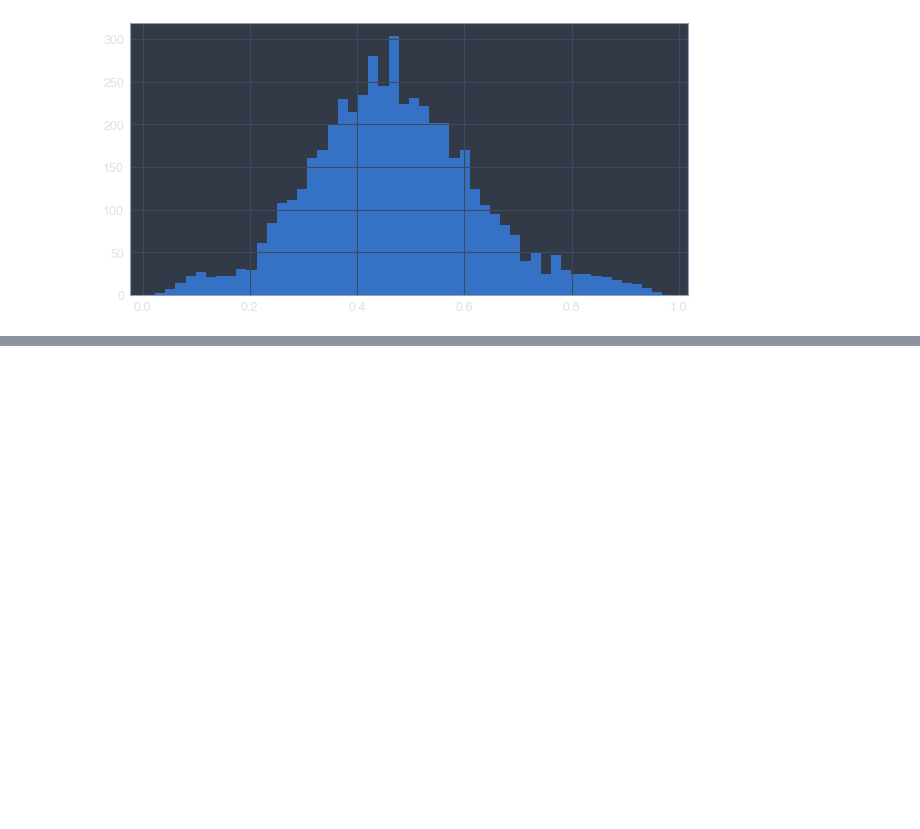
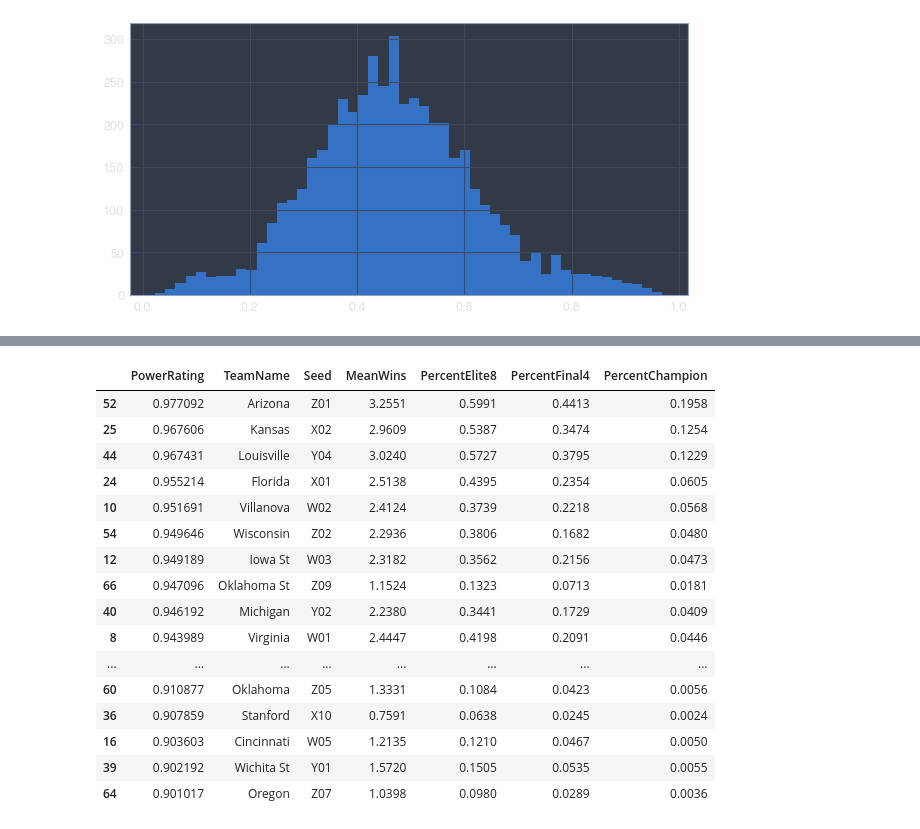
Before and after one commit to jamestwhedbee/jupyter_notebooks, a Jupyter notebook: PredictMarchMadness.ipynb, the cells around one changed output, grey strips where cells are left out. Saved outputs shown, nothing was run; the diff lists cells and outputs as text; code cells hidden in the pictures; blank space fills up the shorter version.

```diff
--- a/PredictMarchMadness.ipynb
+++ b/PredictMarchMadness.ipynb
@@ -151,30 +220,15 @@ for i in tqdm(range(SIMULATION_ROUNDS)):
         if r["Slot"][1] == "4":
             total_stats[winning_team["TeamID"]]["final4"] += 1
 
-        # Get "difficulty" by looking at prob of beating an average team
-        a_vs_average = calc_prob((
-            team_a["OwnScore_Zscore"], 0,
-            team_a["OppScore_Zscore"], 0,
-            team_a["Offense"], 0,
-            team_a["Dominance"], 0,
-            team_a["SOS"], 0,
-            team_a["Competition"], 0,
-        ))
-        power_ratings[team_a["TeamID"]] = a_vs_average
-        total_stats[team_b["TeamID"]]["opp_power"] += a_vs_average
+        # Get "difficulty" by looking at opposing power ratings
+        power_a = get_power_rating(team_a)
+        power_ratings[team_a["TeamID"]] = power_a
+        total_stats[team_b["TeamID"]]["opp_power"] += power_a
         total_stats[team_b["TeamID"]]["opp_power_count"] += 1
 
-        b_vs_average = calc_prob((
-            team_b["OwnScore_Zscore"], 0,
-            team_b["OppScore_Zscore"], 0,
-            team_b["Offense"], 0,
-            team_b["Dominance"], 0,
-            team_b["SOS"], 0,
-            team_b["Competition"], 0,
-        ))
-
-        power_ratings[team_b["TeamID"]] = b_vs_average
-        total_stats[team_a["TeamID"]]["opp_power"] += b_vs_average
+        power_b = get_power_rating(team_b)
+        power_ratings[team_b["TeamID"]] = power_b
+        total_stats[team_a["TeamID"]]["opp_power"] += power_b
         total_stats[team_a["TeamID"]]["opp_power_count"] += 1
 
     # last winning team is champion
@@ -242,3 +285,24 @@ simulation_df.sort_values("PowerRating", ascending=False)[["PowerRating"] + BASI
+# %%
+# Who is the best team?
+simulation_df.sort_values("PowerRating", ascending=False)[["PowerRating"] + BASIC_COLUMNS][:30]
+# %% [output]
+|  | PowerRating | TeamName | Seed | MeanWins | PercentElite8 | PercentFinal4 | PercentChampion |
+| 52 | 0.977092 | Arizona | Z01 | 3.2551 | 0.5991 | 0.4413 | 0.1958 |
+| 25 | 0.967606 | Kansas | X02 | 2.9609 | 0.5387 | 0.3474 | 0.1254 |
+| 44 | 0.967431 | Louisville | Y04 | 3.0240 | 0.5727 | 0.3795 | 0.1229 |
+| 24 | 0.955214 | Florida | X01 | 2.5138 | 0.4395 | 0.2354 | 0.0605 |
+| 10 | 0.951691 | Villanova | W02 | 2.4124 | 0.3739 | 0.2218 | 0.0568 |
+| 54 | 0.949646 | Wisconsin | Z02 | 2.2936 | 0.3806 | 0.1682 | 0.0480 |
+| 12 | 0.949189 | Iowa St | W03 | 2.3182 | 0.3562 | 0.2156 | 0.0473 |
+| 66 | 0.947096 | Oklahoma St | Z09 | 1.1524 | 0.1323 | 0.0713 | 0.0181 |
+| 40 | 0.946192 | Michigan | Y02 | 2.2380 | 0.3441 | 0.1729 | 0.0409 |
+| 8 | 0.943989 | Virginia | W01 | 2.4447 | 0.4198 | 0.2091 | 0.0446 |
+| ... | ... | ... | ... | ... | ... | ... | ... |
+| 60 | 0.910877 | Oklahoma | Z05 | 1.3331 | 0.1084 | 0.0423 | 0.0056 |
+| 36 | 0.907859 | Stanford | X10 | 0.7591 | 0.0638 | 0.0245 | 0.0024 |
+| 16 | 0.903603 | Cincinnati | W05 | 1.2135 | 0.1210 | 0.0467 | 0.0050 |
+| 39 | 0.902192 | Wichita St | Y01 | 1.5720 | 0.1505 | 0.0535 | 0.0055 |
+| 64 | 0.901017 | Oregon | Z07 | 1.0398 | 0.0980 | 0.0289 | 0.0036 |
 # %%
 # Who has the easiest schedule on average (excluding play ins)
 is_not_play_in =  ~simulation_df["Seed"].str[-1].apply(str.isalpha)
```
Also changed, not shown: parts of 23 cells of this notebook.
